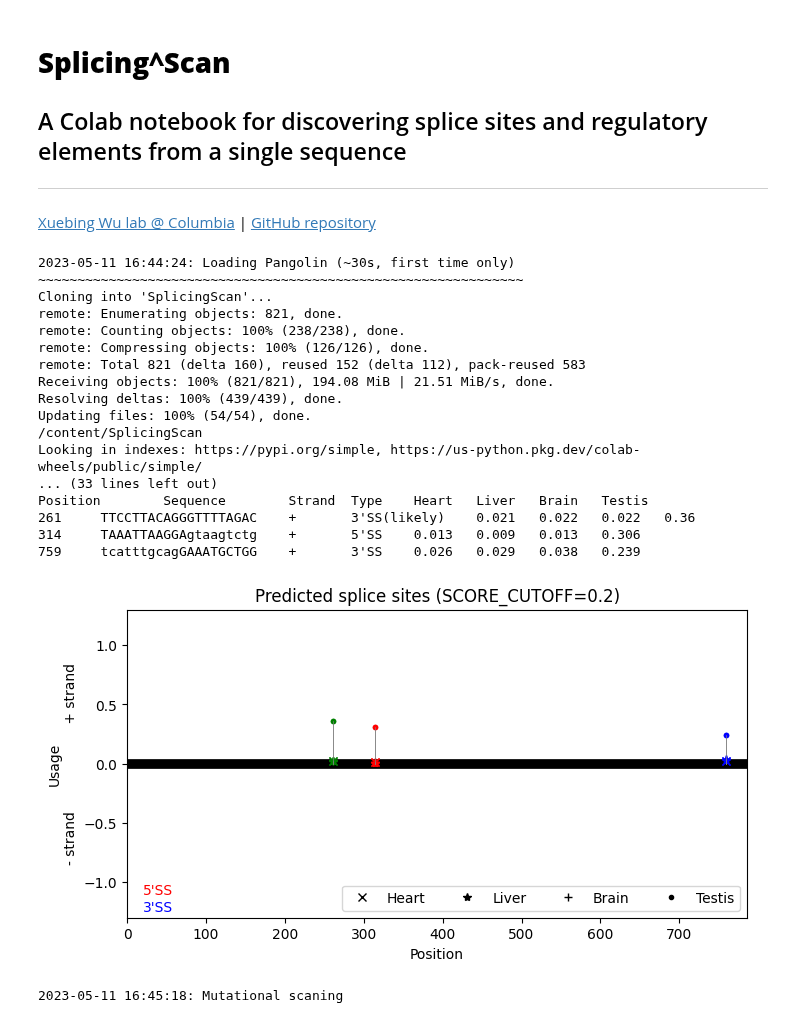
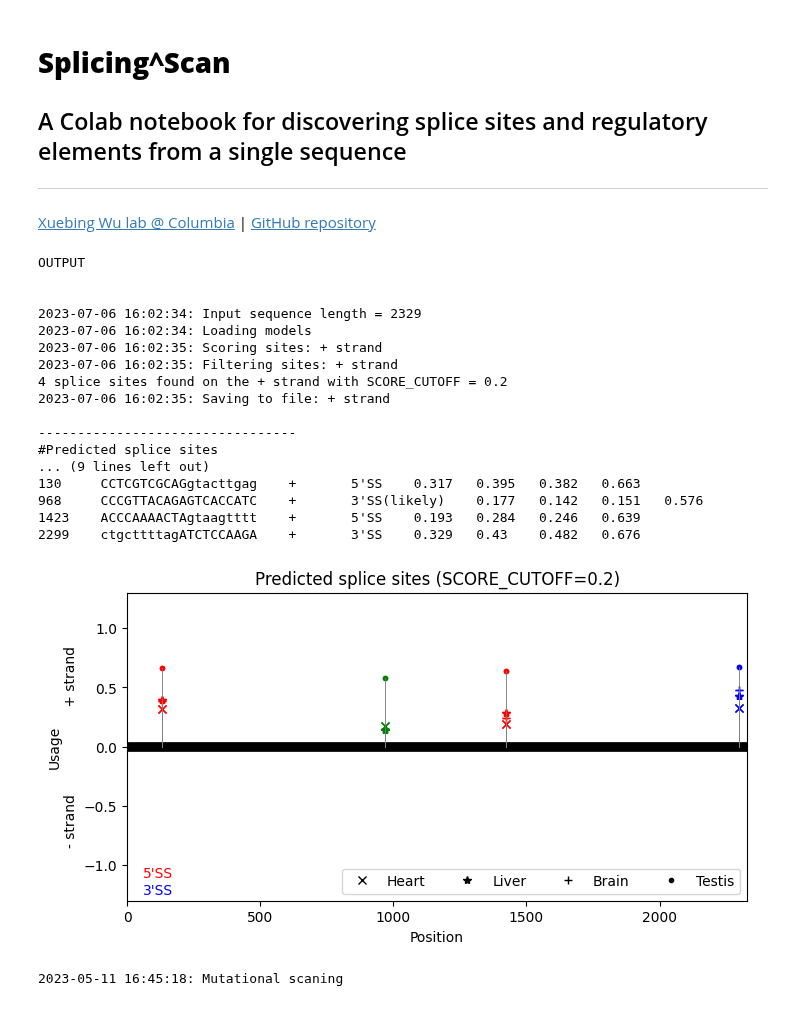
Before and after one commit to xuebingwu/Pangolin, a Jupyter notebook: splicingScan.ipynb, the cells around one changed output. Saved outputs shown, nothing was run; the diff lists cells and outputs as text; code cells hidden in the pictures.

```diff
--- a/splicingScan.ipynb
+++ b/splicingScan.ipynb
@@ -22,7 +22,7 @@ from tqdm.notebook import tqdm
 ######### options
 
 ########## input
-INPUT = "SMN2 exon 7"#@param ["Paste your sequence or select a sample sequence (default: SRSF3 skipped exon)","GAPDH pre-mRNA", "EGFP + CENPB 3' UTR reporter","SMN2 exon 7","MAPT exon 10"] {allow-input: true}
+INPUT = "Paste your sequence or select a sample sequence (default: SRSF3 skipped exon)"#@param ["Paste your sequence or select a sample sequence (default: SRSF3 skipped exon)","GAPDH pre-mRNA", "EGFP + CENPB 3' UTR reporter","SMN2 exon 7","MAPT exon 10"] {allow-input: true}
 #INPUT = "Paste your sequence or select a sample sequence (default: ACTB pre-mRNA)"#@param ["ACTB pre-mRNA", "GAPDH pre-mRNA", "EGFP + CENPB 3' UTR reporter"] {allow-input: true}
 
 #@markdown - To run: click `Runtime` -> `Run all` in the menu bar, or click the triangle play/run button on the left
@@ -93,43 +93,43 @@ elif seq == "Paste your sequence or select a sample sequence (default: SRSF3 ski
 else: # user input
   # clean up sequence: upper case, remove space, RNA->DNA
   seq = seq.upper().replace('U','T').replace(' ','')
   # if contains non ACGT letters:
   if not all(char in 'ACGT' for char in seq):
     print("\n\n")
     print('\n'+ bcolors.BOLD +bcolors.FAIL + "WARNING: Your sequence contains non A/C/G/T letters!"+bcolors.ENDC)
     L0  = len(seq)
     seq = re.sub('[^ACGT]+', '', seq)
     L1 = len(seq)
     print(L0-L1,'non A/C/G/T base(s) removed!'+bcolors.ENDC)
     exit()
 
 
 print('\n\n'+ bcolors.BOLD +bcolors.OKBLUE + "OUTPUT"  +bcolors.ENDC)
 
 
 # delete output files from a previous run
 os.system('rm *.pdf *.txt *.zip')
 
 sites, models = predict_splice_sites(seq,model_nums,SCORE_TYPE,SCORE_CUTOFF,tissues)
 # %% [output]
-2023-05-11 16:44:24: Loading Pangolin (~30s, first time only)
-~~~~~~~~~~~~~~~~~~~~~~~~~~~~~~~~~~~~~~~~~~~~~~~~~~~~~~~~~~~~~~
-Cloning into 'SplicingScan'...
-remote: Enumerating objects: 821, done.
-remote: Counting objects: 100% (238/238), done.
-remote: Compressing objects: 100% (126/126), done.
-remote: Total 821 (delta 160), reused 152 (delta 112), pack-reused 583
-Receiving objects: 100% (821/821), 194.08 MiB | 21.51 MiB/s, done.
-Resolving deltas: 100% (439/439), done.
-Updating files: 100% (54/54), done.
-/content/SplicingScan
-Looking in indexes: https://pypi.org/simple, https://us-python.pkg.dev/colab-wheels/public/simple/
-... (33 lines left out)
-Position        Sequence        Strand  Type    Heart   Liver   Brain   Testis
-261     TTCCTTACAGGGTTTTAGAC    +       3'SS(likely)    0.021   0.022   0.022   0.36
-314     TAAATTAAGGAgtaagtctg    +       5'SS    0.013   0.009   0.013   0.306
-759     tcatttgcagGAAATGCTGG    +       3'SS    0.026   0.029   0.038   0.239
+OUTPUT
+
+
+2023-07-06 16:02:34: Input sequence length = 2329
+2023-07-06 16:02:34: Loading models
+2023-07-06 16:02:35: Scoring sites: + strand
+2023-07-06 16:02:35: Filtering sites: + strand
+4 splice sites found on the + strand with SCORE_CUTOFF = 0.2
+2023-07-06 16:02:35: Saving to file: + strand
+
+---------------------------------
+#Predicted splice sites
+... (9 lines left out)
+130     CCTCGTCGCAGgtacttgag    +       5'SS    0.317   0.395   0.382   0.663
+968     CCCGTTACAGAGTCACCATC    +       3'SS(likely)    0.177   0.142   0.151   0.576
+1423    ACCCAAAACTAgtaagtttt    +       5'SS    0.193   0.284   0.246   0.639
+2299    ctgcttttagATCTCCAAGA    +       3'SS    0.329   0.43    0.482   0.676
-[figure, old version]
+[figure, new version]
 # %%
 
 #@title Step 2: Discover regulatory elements
```
